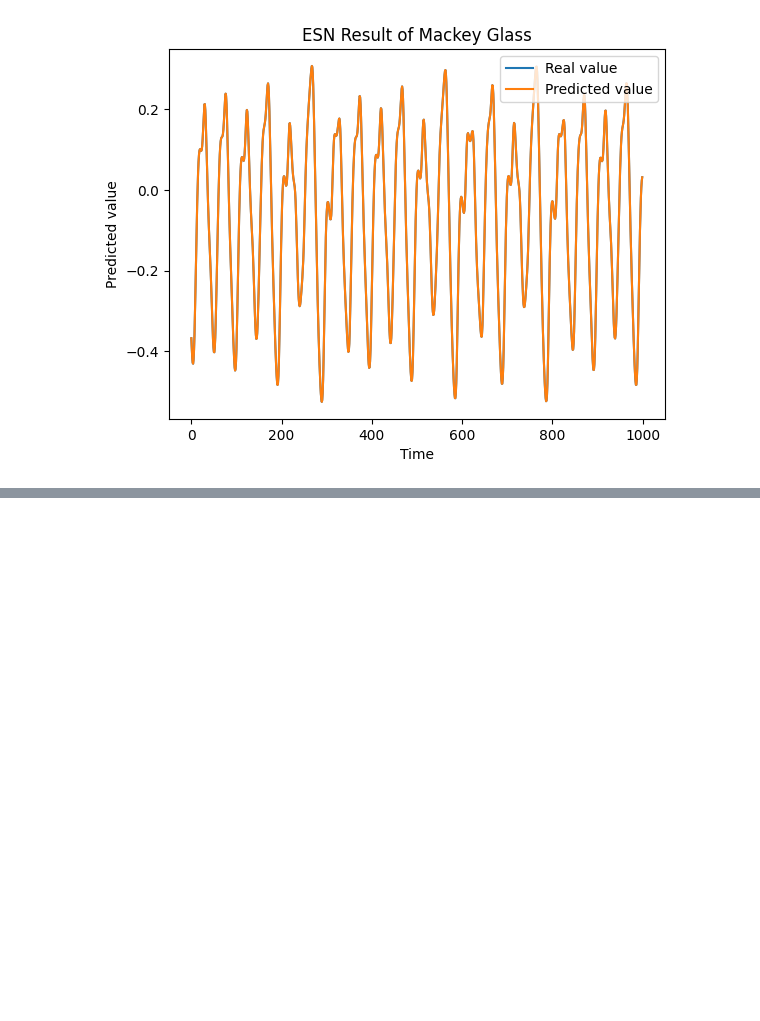
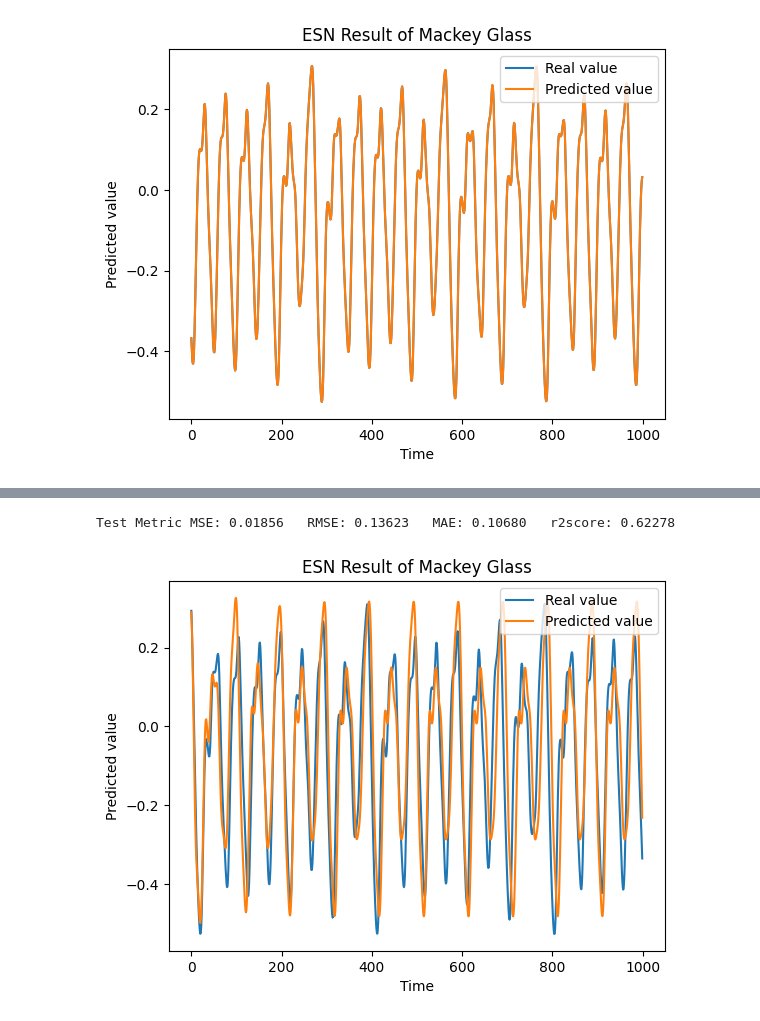
Before and after one commit to hanbuck30/Pytorch_ESN, a Jupyter notebook: ESN_example.ipynb, the cells around one changed output, grey strips where cells are left out. Drawn from its saved outputs; the diff is of its cells as text; code cells hidden in the pictures; blank space fills up the shorter version.

Commit message:
[Feat]: Add Generate mode ESN

```diff
--- a/ESN_example.ipynb
+++ b/ESN_example.ipynb
@@ -136,0 +142,31 @@ Test Metric MSE: 0.00000   RMSE: 0.00005   MAE: 0.00004   r2score: 1.00000
+# %%
+args.Test=False
+args.l_a = "inverse"
+args.weight_scaling=1
+args.input_scaling = 2
+args.sparsity=0.002
+args.resSize=1500
+# %%
+model = ESN(args)
+# %%
+model.fit(train_X,train_y)
+# %%
+generate_result = model.generate(train_X[-1], 1000)
+# %%
+from ESN_py.utils.func import metric_func
+
+plt.plot(df[1000:2000], label="Real value")  # Plot the real values
+plt.plot(generate_result.detach().cpu().numpy(), label="Predicted value")  # Plot the predicted values
+
+# Print metrics
+metric_func(df[1000:2000], generate_result.detach().cpu().numpy())
+
+# Plot Mackey glass
+plt.title("ESN Result of Mackey Glass")
+plt.xlabel("Time")
+plt.ylabel("Predicted value")
+plt.legend(loc='upper right')
+plt.show()
+# %% [output]
+Test Metric MSE: 0.01856   RMSE: 0.13623   MAE: 0.10680   r2score: 0.62278
+[figure, added]
```
Also changed, not shown: parts of 5 cells of this notebook, 3 other files.
